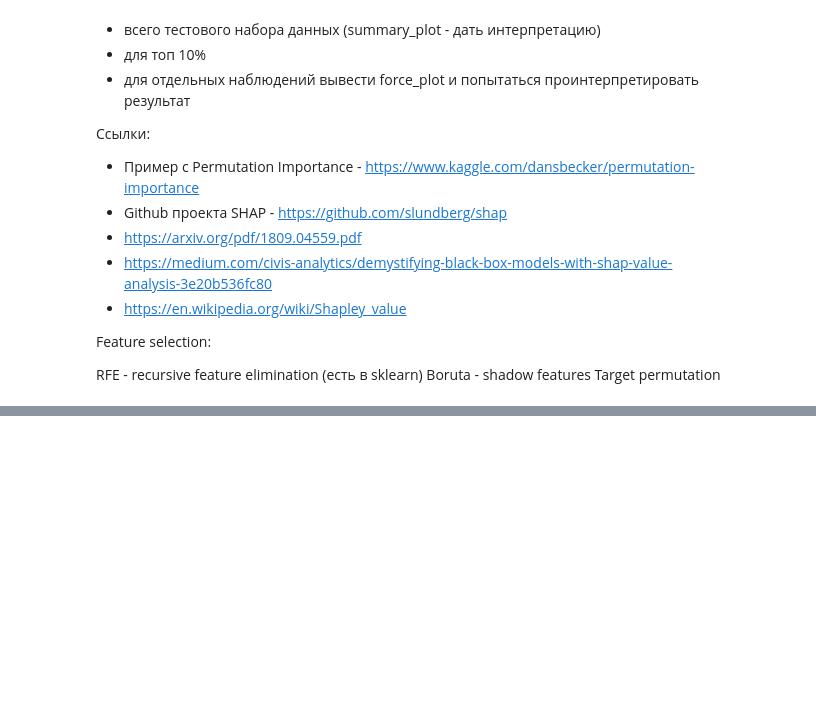
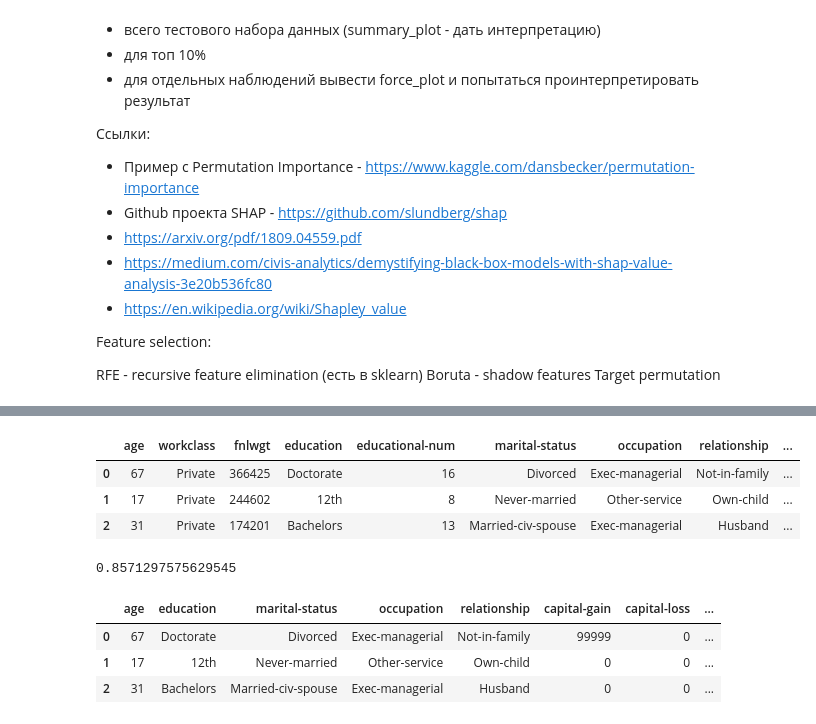
Before and after one commit to LeGGarD/machine-learning-in-business, a Jupyter notebook: lesson_7/lesson_7_hw.ipynb, the cells around one changed output, grey strips where cells are left out. Saved outputs shown, nothing was run; the diff lists cells and outputs as text; code cells hidden in the pictures; blank space fills up the shorter version.

```diff
--- a/lesson_7/lesson_7_hw.ipynb
+++ b/lesson_7/lesson_7_hw.ipynb
@@ -24,0 +65,10 @@ Target permutation
+# %%
+DATA_PATH = "./train.csv"
+# %%
+df = pd.read_csv(DATA_PATH)
+df.head(3)
+# %% [output]
+|  | age | workclass | fnlwgt | education | educational-num | marital-status | occupation | relationship | ... |
+| 0 | 67 | Private | 366425 | Doctorate | 16 | Divorced | Exec-managerial | Not-in-family | ... |
+| 1 | 17 | Private | 244602 | 12th | 8 | Never-married | Other-service | Own-child | ... |
+| 2 | 31 | Private | 174201 | Bachelors | 13 | Married-civ-spouse | Exec-managerial | Husband | ... |
@@ -24,0 +112,14 @@ Target permutation
+# %%
+cv_score = cross_val_score(pipe, X, y, cv=3, scoring='f1_weighted')
+cv_score.mean()
+# %% [output]
+0.8571297575629545
+# %%
+columns_to_drop = ['fnlwgt', 'educational-num', 'workclass', 'race', 'native-country', 'gender']
+df_new = df.drop(columns=columns_to_drop)
+df_new.head(3)
+# %% [output]
+|  | age | education | marital-status | occupation | relationship | capital-gain | capital-loss | ... |
+| 0 | 67 | Doctorate | Divorced | Exec-managerial | Not-in-family | 99999 | 0 | ... |
+| 1 | 17 | 12th | Never-married | Other-service | Own-child | 0 | 0 | ... |
+| 2 | 31 | Bachelors | Married-civ-spouse | Exec-managerial | Husband | 0 | 0 | ... |
```
Also changed, not shown: parts of 15 cells of this notebook.
